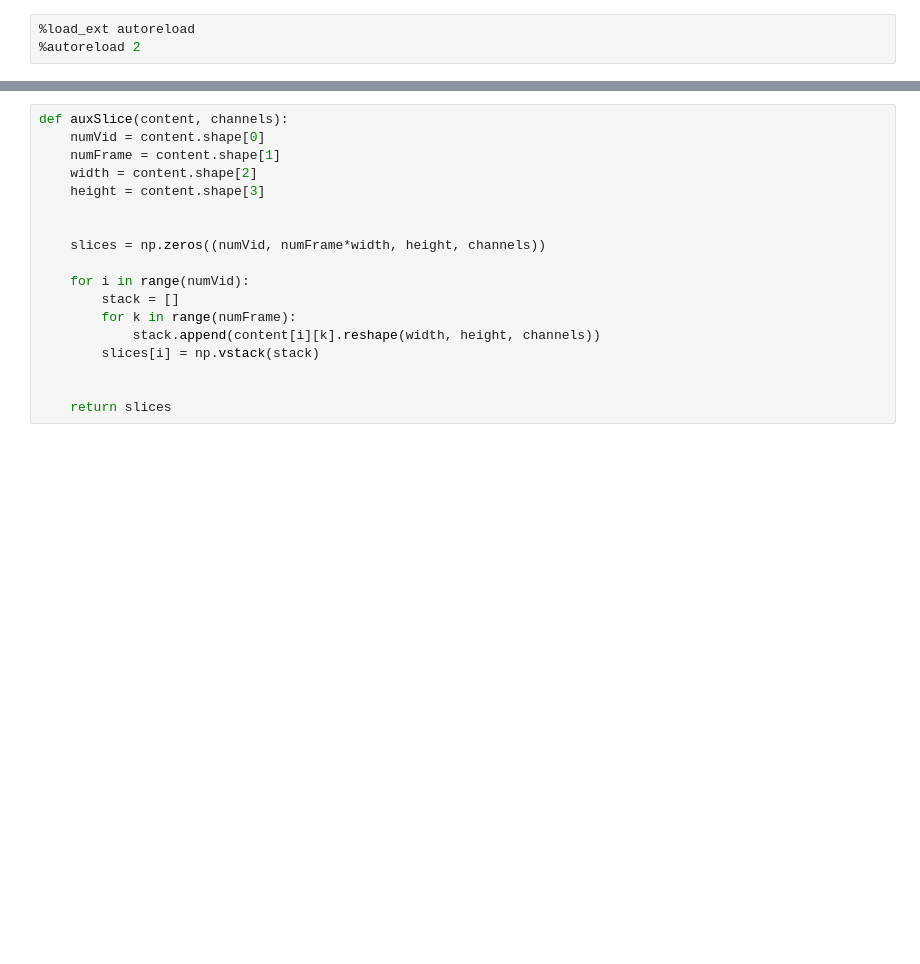
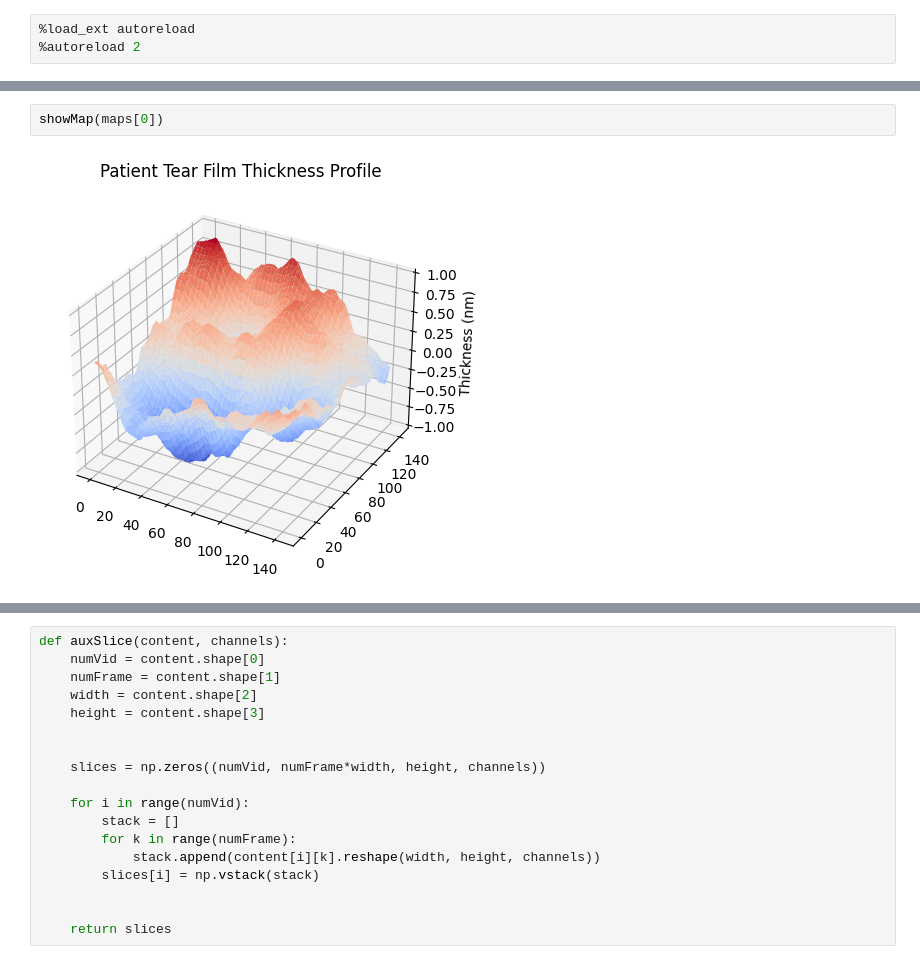
Before and after one commit to HSEyeFuller/test-gcp-transfer, a Jupyter notebook: ConditionalGAN/HSIMain.ipynb, the cells around one changed output, grey strips where cells are left out. Saved outputs shown, nothing was run; the diff lists cells and outputs as text; blank space fills up the shorter version.

```diff
--- a/ConditionalGAN/HSIMain.ipynb
+++ b/ConditionalGAN/HSIMain.ipynb
@@ -30,0 +45,4 @@ error: OpenCV(4.6.0) /io/opencv/modules/imgproc/src/color.simd_helpers.hpp:94: e
+# %%
+showMap(maps[0])
+# %% [output]
+[figure, added]
```
Also changed, not shown: parts of 22 cells of this notebook.
